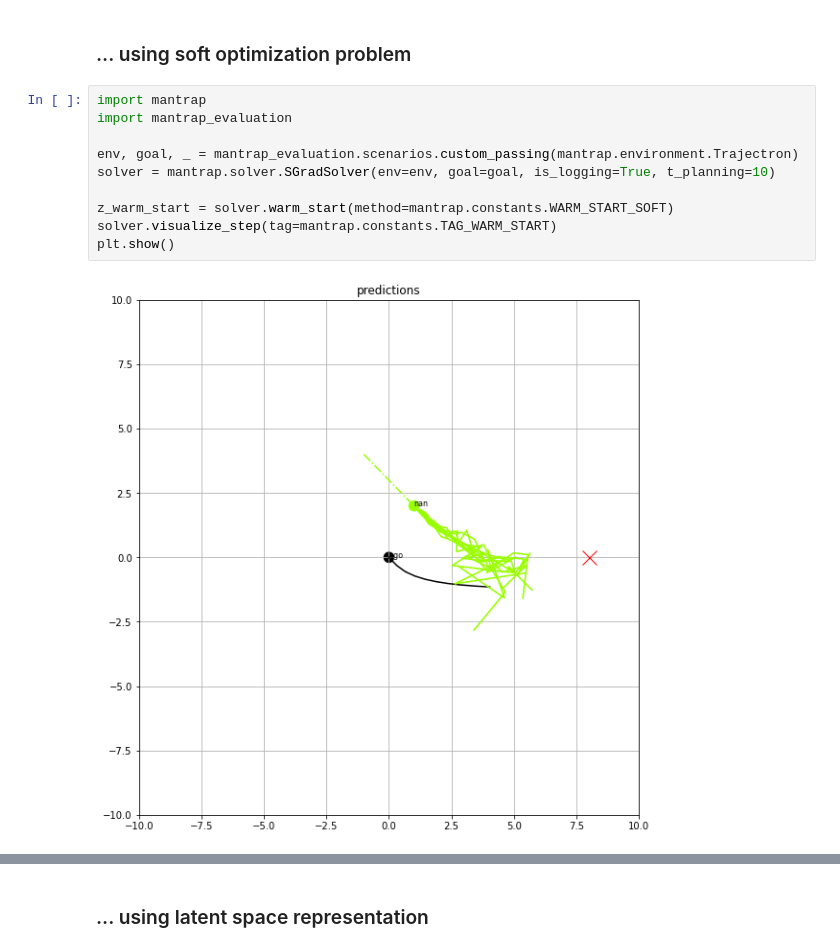
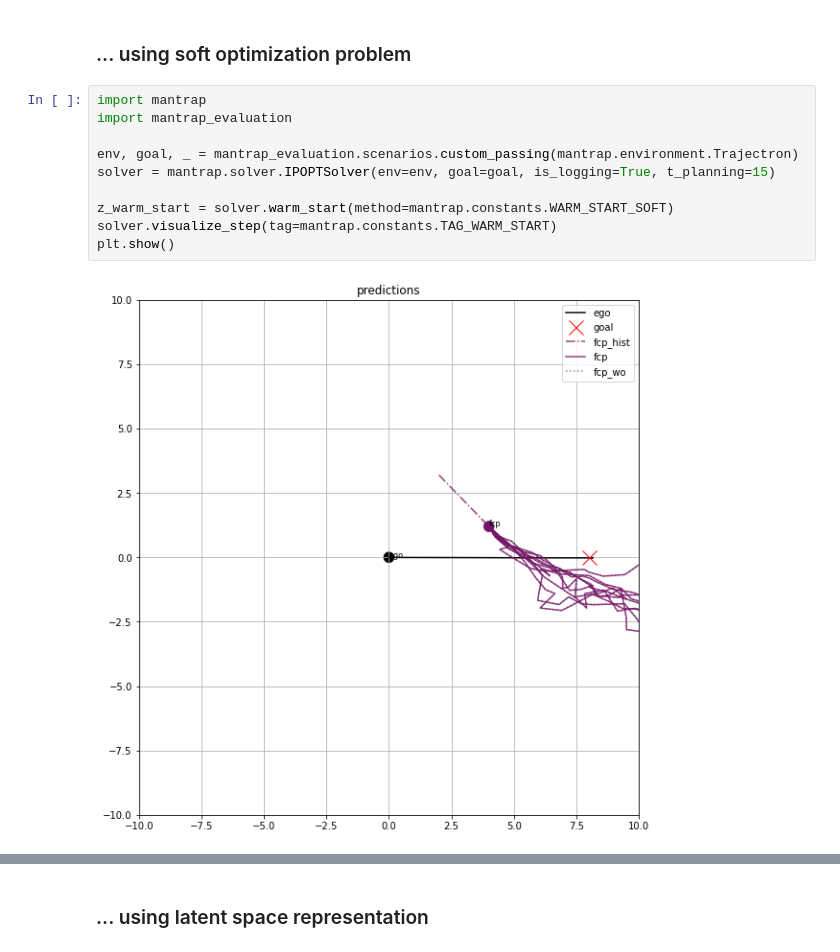
Before and after one commit to simon-schaefer/mantrap, a Jupyter notebook: examples/warm_start.ipynb, the cells around one changed output, grey strips where cells are left out. Cells and saved outputs as stored; diff of their text form.

```diff
--- a/examples/warm_start.ipynb
+++ b/examples/warm_start.ipynb
@@ -72,12 +27,12 @@ solver.logger.log_store(csv_name=None)
 # %%
 import mantrap
 import mantrap_evaluation
 
 env, goal, _ = mantrap_evaluation.scenarios.custom_passing(mantrap.environment.Trajectron)
-solver = mantrap.solver.SGradSolver(env=env, goal=goal, is_logging=True, t_planning=10)
+solver = mantrap.solver.IPOPTSolver(env=env, goal=goal, is_logging=True, t_planning=15)
 
 z_warm_start = solver.warm_start(method=mantrap.constants.WARM_START_SOFT)
 solver.visualize_step(tag=mantrap.constants.TAG_WARM_START)
 plt.show()
 # %% [output]
-[figure, old version]
+[figure, new version]
```
Also changed, not shown: parts of 5 cells of this notebook, 5 other files.
